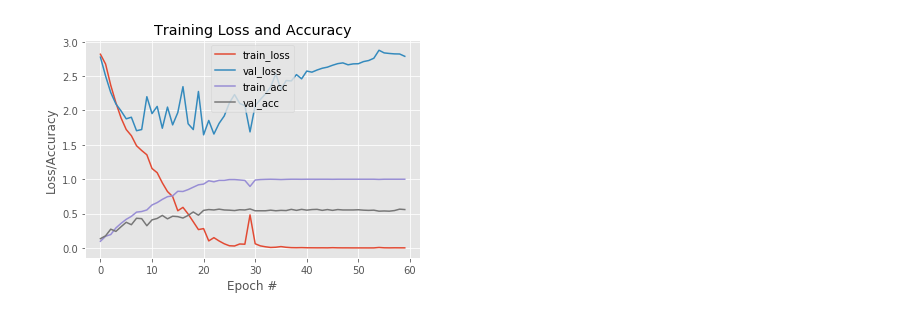
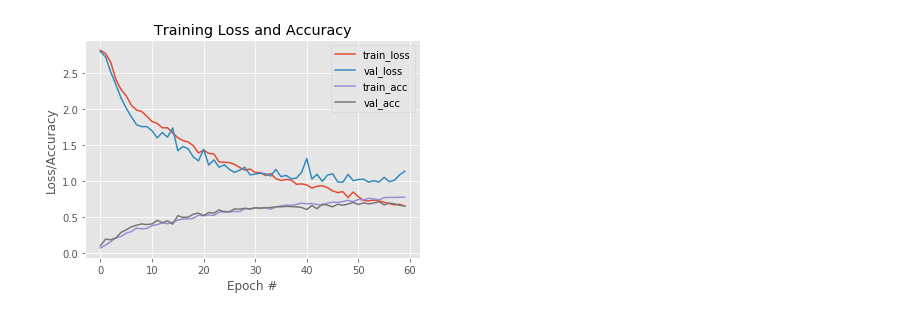
Before and after one commit to kelson-martins/deep-learning-cnn, a Jupyter notebook: cnn.ipynb, the cells around one changed output. Cells and saved outputs as stored; diff of their text form; code cells hidden in the pictures.

Commit message:
data augmentation

```diff
--- a/cnn.ipynb
+++ b/cnn.ipynb
@@ -105,36 +105,79 @@ def loadDataH5():
 
     return trainX, trainY, valX, valY
 
+def cnn_augmentation():
 
-NUM_EPOCHS = 60
+  NUM_EPOCHS = 100
 
-# load the training and testing data, then scale it into the
-trainX, trainY, testX, testY = loadDataH5()
+  # load the training and testing data, then scale it into the
+  trainX, trainY, testX, testY = loadDataH5()
 
-# initialize the optimizer and model
-print("Compiling model...")
-opt = tf.keras.optimizers.SGD(lr=0.01)
+  # initialize the optimizer and model
+  print("Compiling model...")
+  opt = tf.keras.optimizers.SGD(lr=0.01)
 
-#model = build_baseline(width=128, height=128, depth=3, classes=17)
-#model = build_arch_2(width=128, height=128, depth=3, classes=17)
-model = build_arch_3(width=128, height=128, depth=3, classes=17)
+  model = build_arch_2(width=128, height=128, depth=3, classes=17)
 
-print (model.summary())
+  print (model.summary())
 
-#data augmentation
-datagen = ImageDataGenerator(
-    rotation_range=15,
-    width_shift_range=0.1,
-    height_shift_range=0.1,
-    horizontal_flip=True,
-    )
-datagen.fit(x_train)
+  model.compile(loss="sparse_categorical_crossentropy", optimizer=opt,metrics=["accuracy"])
 
-model.compile(loss="sparse_categorical_crossentropy", optimizer=opt,metrics=["accuracy"])
+  #data augmentation
+  trainDataGenerator = tf.keras.preprocessing.image.ImageDataGenerator(
+      rotation_range=15,
+      width_shift_range=0.1,
+      height_shift_range=0.1,
+      horizontal_flip=True,
+      )
 
-# train the network
-print("Training network...")
-H = model.fit(trainX, trainY, validation_data=(testX, testY),batch_size=32, epochs=NUM_EPOCHS)
+  train_generator = trainDataGenerator.flow(
+    trainX,
+    trainY,
+    batch_size=32)
+
+  # The ImageDataSetGenerator for testing
+  valDataGenerator = tf.keras.preprocessing.image.ImageDataGenerator()
+
+  validation_generator = valDataGenerator.flow(
+    testX,
+    testY,
+    batch_size=32)
+
+  H = model.fit_generator(train_generator,
+         steps_per_epoch= 1020 // 32,
+          epochs=NUM_EPOCHS,
+          validation_data=validation_generator,
+          validation_steps=340 // 32
+         )
+
+def cnn():
+
+  NUM_EPOCHS = 60
+
+  # load the training and testing data, then scale it into the
+  trainX, trainY, testX, testY = loadDataH5()
+
+  # initialize the optimizer and model
+  print("Compiling model...")
+  opt = tf.keras.optimizers.SGD(lr=0.01)
+
+  #model = build_baseline(width=128, height=128, depth=3, classes=17)
+  model = build_arch_2(width=128, height=128, depth=3, classes=17)
+  #model = build_arch_3(width=128, height=128, depth=3, classes=17)
+
+  print (model.summary())
+
+  model.compile(loss="sparse_categorical_crossentropy", optimizer=opt,metrics=["accuracy"])
+
+
+  # train the network
+  print("Training network...")
+  H = model.fit(trainX, trainY, validation_data=(testX, testY),batch_size=32, epochs=NUM_EPOCHS)
+
+
+
+# executing CNN
+cnn_augmentation()
 
 # plot the training loss and accuracy
 plt.style.use("ggplot")
@@ -169 +212 @@ Epoch 60/60
-[figure, old version]
+[figure, new version]
```
Also changed, not shown: parts of 1 cell of this notebook.
